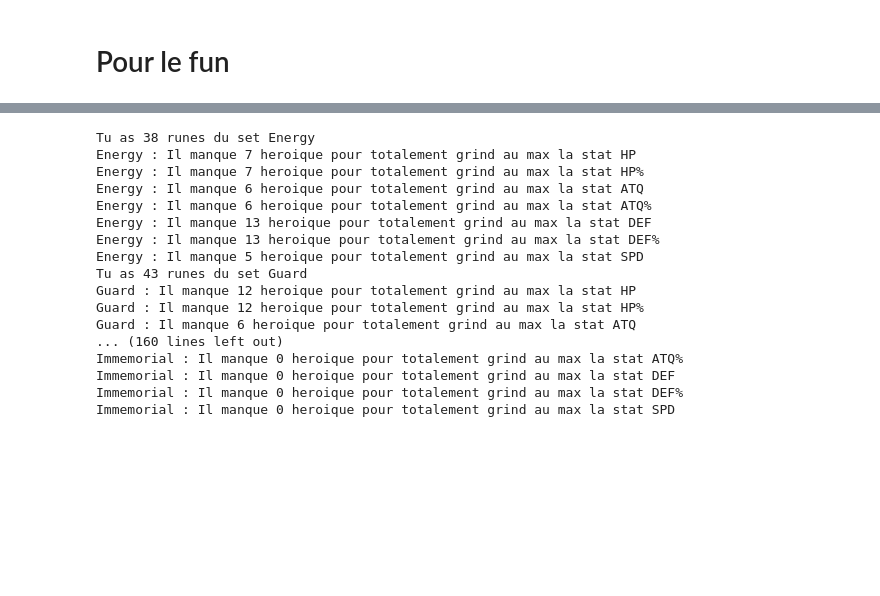
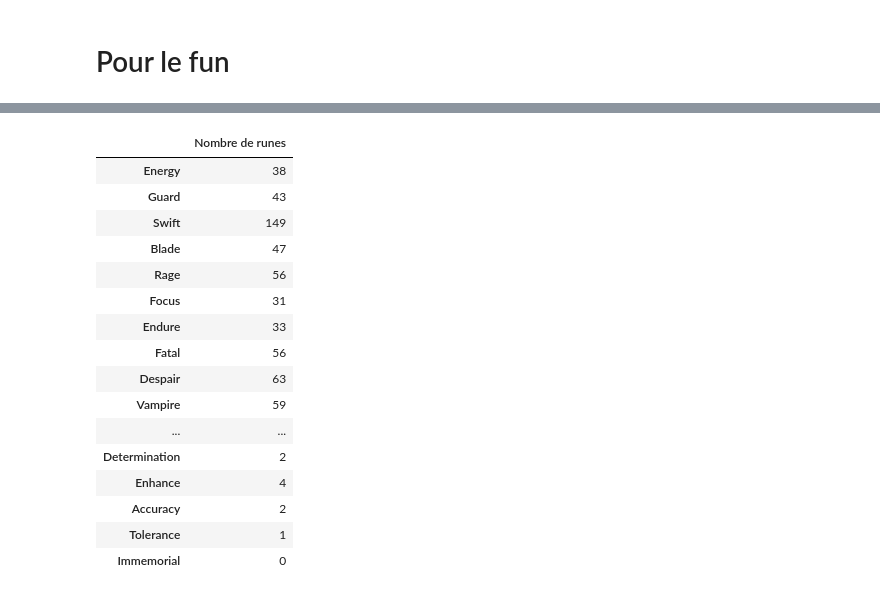
Before and after one commit to Tomlora/SummonersWars, a Jupyter notebook: grind_runes/grind_runes.ipynb, the cells around one changed output, grey strips where cells are left out. Saved outputs shown, nothing was run; the diff lists cells and outputs as text; code cells hidden in the pictures; blank space fills up the shorter version.

```diff
--- a/grind_runes/grind_runes.ipynb
+++ b/grind_runes/grind_runes.ipynb
@@ -558,28 +568,45 @@ Il manque 501 heroique pour totalement grind au max la stat SPD
 # %%
+pd.options.display.max_rows = 200  # retour à 5 pour éviter de surcharger la suite
+dict_rune = {}
+list_type = []
+list_count = []
+list_propriete = []
+
 for type_rune in set.values():
     for propriete in property.values():
         data_type_rune = data[data['rune_set'] == type_rune]
         nb_rune = data[data['rune_set'] == type_rune].count().max()
         count = data_type_rune['Grind_hero'].str.count(propriete).sum()
 
-        if propriete == "HP":
-            print(f'Tu as {nb_rune} runes du set {type_rune}')
-        print(f'{type_rune} : Il manque {count} heroique pour totalement grind au max la stat {propriete}')
+        dict_rune[type_rune] = nb_rune
+
+        list_type.append(type_rune)
+        list_count.append(count)
+        list_propriete.append(propriete)
+
+
+        # if propriete == "HP":
+        #     print(f'Tu as {nb_rune} runes du set {type_rune}')
+        # print(f'{type_rune} : Il manque {count} heroique pour totalement grind au max la stat {propriete}')
+
+        df_rune = pd.DataFrame.from_dict(dict_rune, orient='index', columns=['Nombre de runes'])
+
+df_rune
 # %% [output]
-Tu as 38 runes du set Energy
-Energy : Il manque 7 heroique pour totalement grind au max la stat HP
-Energy : Il manque 7 heroique pour totalement grind au max la stat HP%
-Energy : Il manque 6 heroique pour totalement grind au max la stat ATQ
-Energy : Il manque 6 heroique pour totalement grind au max la stat ATQ%
-Energy : Il manque 13 heroique pour totalement grind au max la stat DEF
-Energy : Il manque 13 heroique pour totalement grind au max la stat DEF%
-Energy : Il manque 5 heroique pour totalement grind au max la stat SPD
-Tu as 43 runes du set Guard
-Guard : Il manque 12 heroique pour totalement grind au max la stat HP
-Guard : Il manque 12 heroique pour totalement grind au max la stat HP%
-Guard : Il manque 6 heroique pour totalement grind au max la stat ATQ
-... (160 lines left out)
-Immemorial : Il manque 0 heroique pour totalement grind au max la stat ATQ%
-Immemorial : Il manque 0 heroique pour totalement grind au max la stat DEF
-Immemorial : Il manque 0 heroique pour totalement grind au max la stat DEF%
-Immemorial : Il manque 0 heroique pour totalement grind au max la stat SPD
+|  | Nombre de runes |
+| Energy | 38 |
+| Guard | 43 |
+| Swift | 149 |
+| Blade | 47 |
+| Rage | 56 |
+| Focus | 31 |
+| Endure | 33 |
+| Fatal | 56 |
+| Despair | 63 |
+| Vampire | 59 |
+| ... | ... |
+| Determination | 2 |
+| Enhance | 4 |
+| Accuracy | 2 |
+| Tolerance | 1 |
+| Immemorial | 0 |
```
Also changed, not shown: parts of 2 cells of this notebook, 1 other file.
